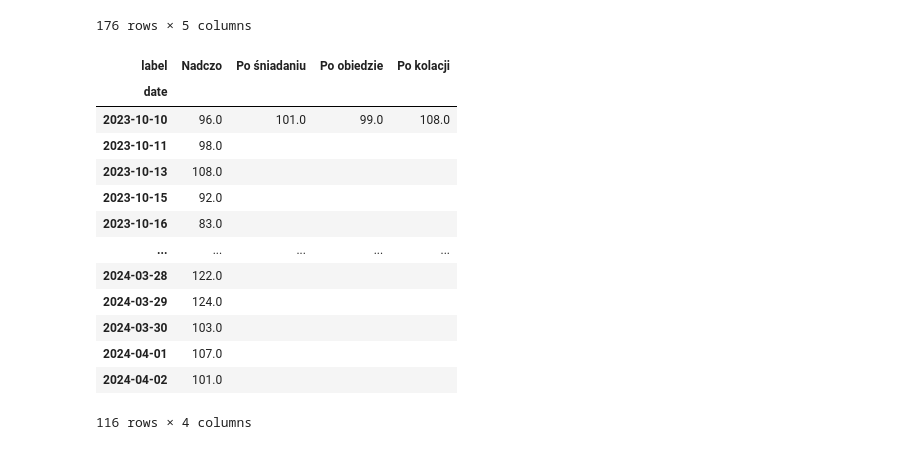
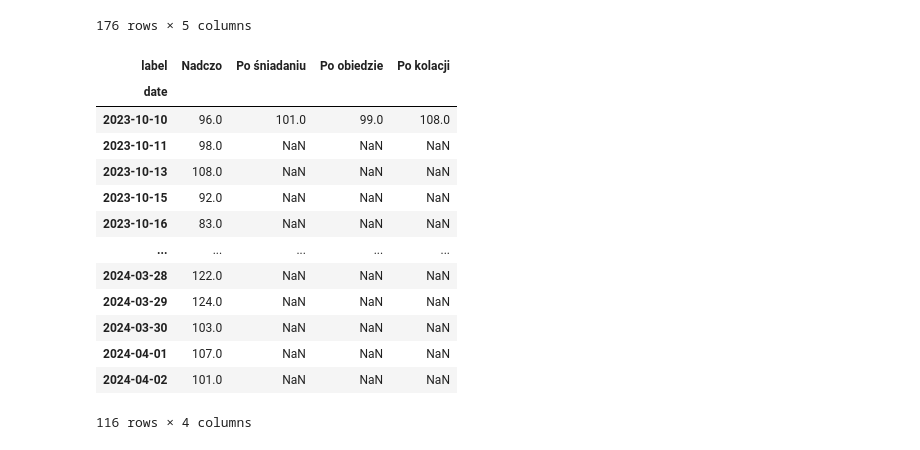
Before and after one commit to MaxKuzaj13/accu_check_instant_glucose_dataframe, a Jupyter notebook: Accu_check_instant_glucose_dataframe.ipynb, the cells around one changed output. Cells and saved outputs as stored; diff of their text form; code cells hidden in the pictures.

Commit message:
Improving the appearance of the table

```diff
--- a/Accu_check_instant_glucose_dataframe.ipynb
+++ b/Accu_check_instant_glucose_dataframe.ipynb
@@ -315,30 +315,27 @@ df_selected_columns
 # %%
 # Create pivot table using sugar level data per day, to remove duplicates used aggregation function take minimal
 pivot_table = df_selected_columns.pivot_table(index='date', columns='label', values='sugar', aggfunc='min')
-
-# Fill empty value by empty string
-pivot_table = pivot_table.fillna('')
 
 # Rearrange order columns to have as in labels list
 pivot_table = pivot_table.reindex(columns=labels)
 
 # Save as output file
 pivot_table.to_csv(output_name)
 
 # Print out final data
 pivot_table
 # %% [output]
 | label | Nadczo | Po śniadaniu | Po obiedzie | Po kolacji |
 | date |  |  |  |  |
 | 2023-10-10 | 96.0 | 101.0 | 99.0 | 108.0 |
-| 2023-10-11 | 98.0 |  |  |  |
-| 2023-10-13 | 108.0 |  |  |  |
-| 2023-10-15 | 92.0 |  |  |  |
-| 2023-10-16 | 83.0 |  |  |  |
+| 2023-10-11 | 98.0 | NaN | NaN | NaN |
+| 2023-10-13 | 108.0 | NaN | NaN | NaN |
+| 2023-10-15 | 92.0 | NaN | NaN | NaN |
+| 2023-10-16 | 83.0 | NaN | NaN | NaN |
 | ... | ... | ... | ... | ... |
-| 2024-03-28 | 122.0 |  |  |  |
-| 2024-03-29 | 124.0 |  |  |  |
-| 2024-03-30 | 103.0 |  |  |  |
-| 2024-04-01 | 107.0 |  |  |  |
-| 2024-04-02 | 101.0 |  |  |  |
+| 2024-03-28 | 122.0 | NaN | NaN | NaN |
+| 2024-03-29 | 124.0 | NaN | NaN | NaN |
+| 2024-03-30 | 103.0 | NaN | NaN | NaN |
+| 2024-04-01 | 107.0 | NaN | NaN | NaN |
+| 2024-04-02 | 101.0 | NaN | NaN | NaN |
 116 rows × 4 columns
```
Also changed, not shown: parts of 2 cells of this notebook, 1 other file.
